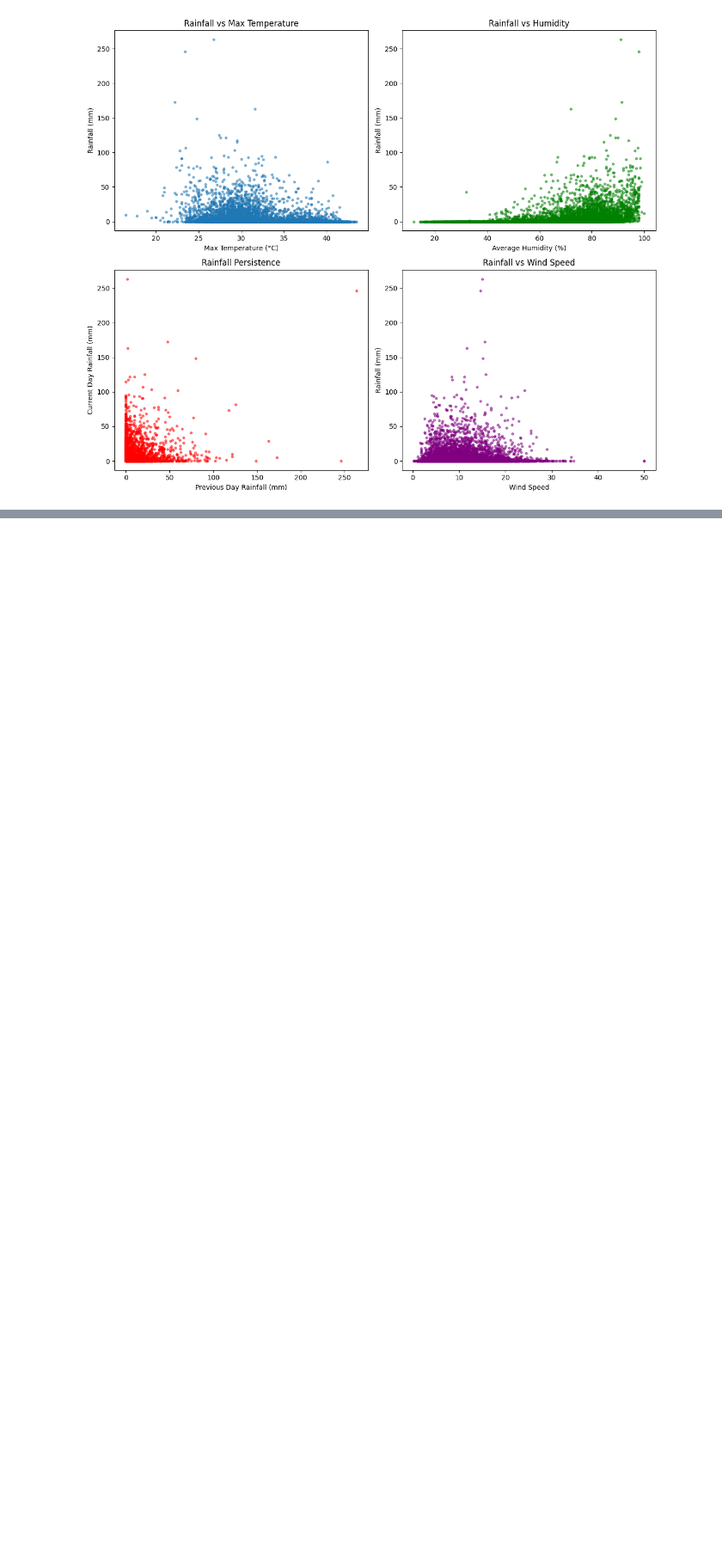
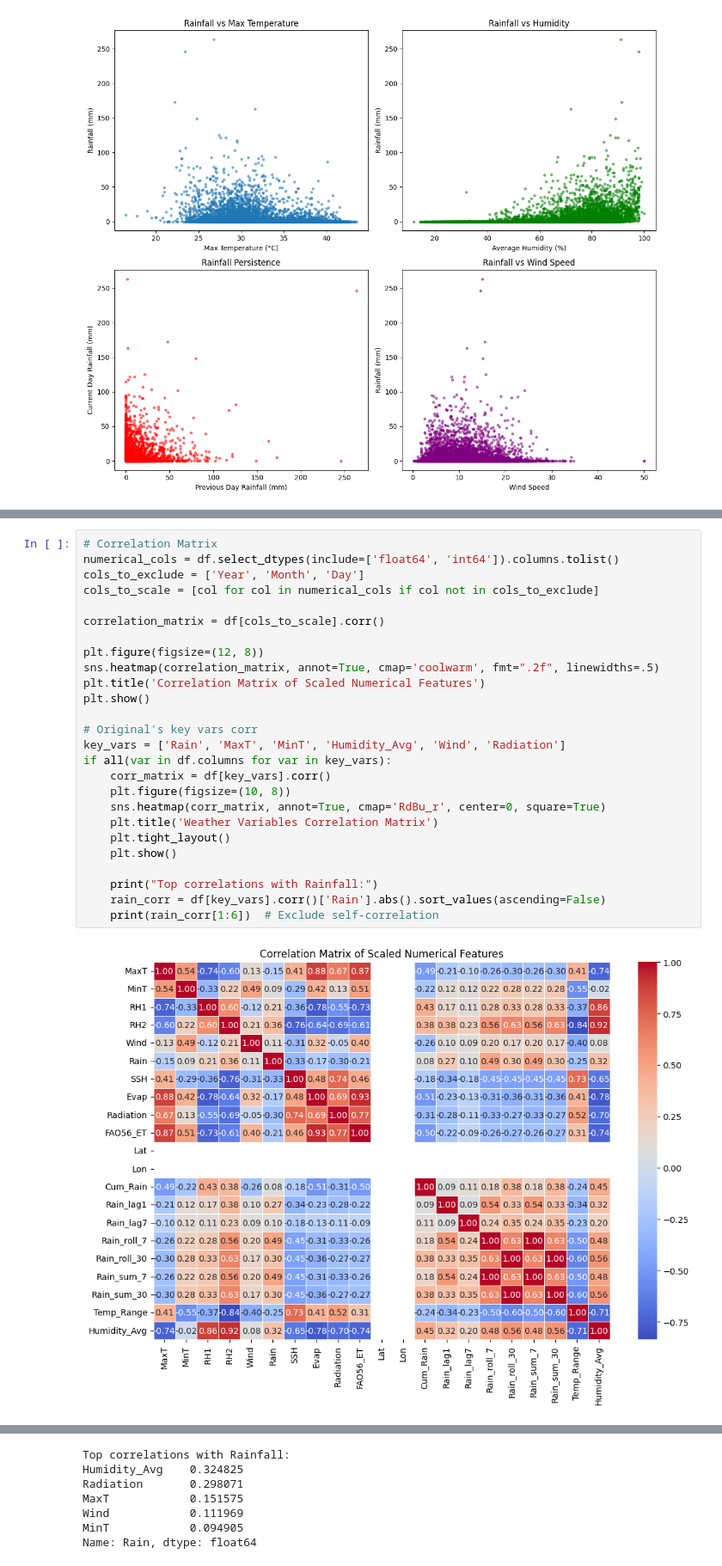
Before and after one commit to kennethkimosop/weather-forecast-project, a Jupyter notebook: Forecast.ipynb, the cells around one changed output, grey strips where cells are left out. Shown at 86% size. Saved outputs shown, nothing was run; the diff lists cells and outputs as text; blank space fills up the shorter version.

```diff
--- a/Forecast.ipynb
+++ b/Forecast.ipynb
@@ -2502,0 +360,28 @@ print("   ✓ Practical insights and recommendations")
+# %%
+# Correlation Matrix
+numerical_cols = df.select_dtypes(include=['float64', 'int64']).columns.tolist()
+cols_to_exclude = ['Year', 'Month', 'Day']
+cols_to_scale = [col for col in numerical_cols if col not in cols_to_exclude]
+
+correlation_matrix = df[cols_to_scale].corr()
+
+plt.figure(figsize=(12, 8))
+sns.heatmap(correlation_matrix, annot=True, cmap='coolwarm', fmt=".2f", linewidths=.5)
+plt.title('Correlation Matrix of Scaled Numerical Features')
+plt.show()
+
+# Original's key vars corr
+key_vars = ['Rain', 'MaxT', 'MinT', 'Humidity_Avg', 'Wind', 'Radiation']
+if all(var in df.columns for var in key_vars):
+    corr_matrix = df[key_vars].corr()
+    plt.figure(figsize=(10, 8))
+    sns.heatmap(corr_matrix, annot=True, cmap='RdBu_r', center=0, square=True)
+    plt.title('Weather Variables Correlation Matrix')
+    plt.tight_layout()
+    plt.show()
+
+    print("Top correlations with Rainfall:")
+    rain_corr = df[key_vars].corr()['Rain'].abs().sort_values(ascending=False)
+    print(rain_corr[1:6])  # Exclude self-correlation
+# %% [output]
+[figure, added]
@@ -2502,0 +389,7 @@ print("   ✓ Practical insights and recommendations")
+Top correlations with Rainfall:
+Humidity_Avg    0.324825
+Radiation       0.298071
+MaxT            0.151575
+Wind            0.111969
+MinT            0.094905
+Name: Rain, dtype: float64
```
Also changed, not shown: parts of 171 cells of this notebook, 6 other files.
